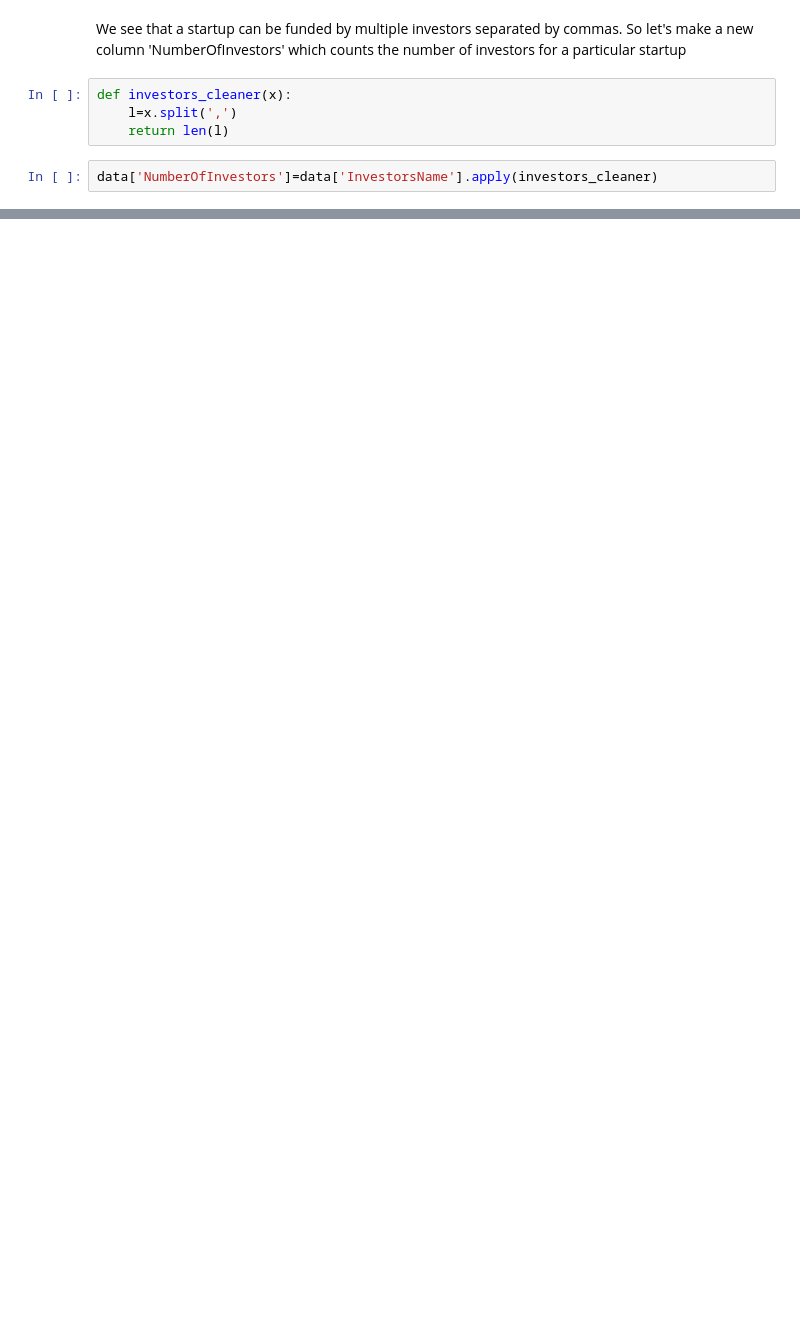
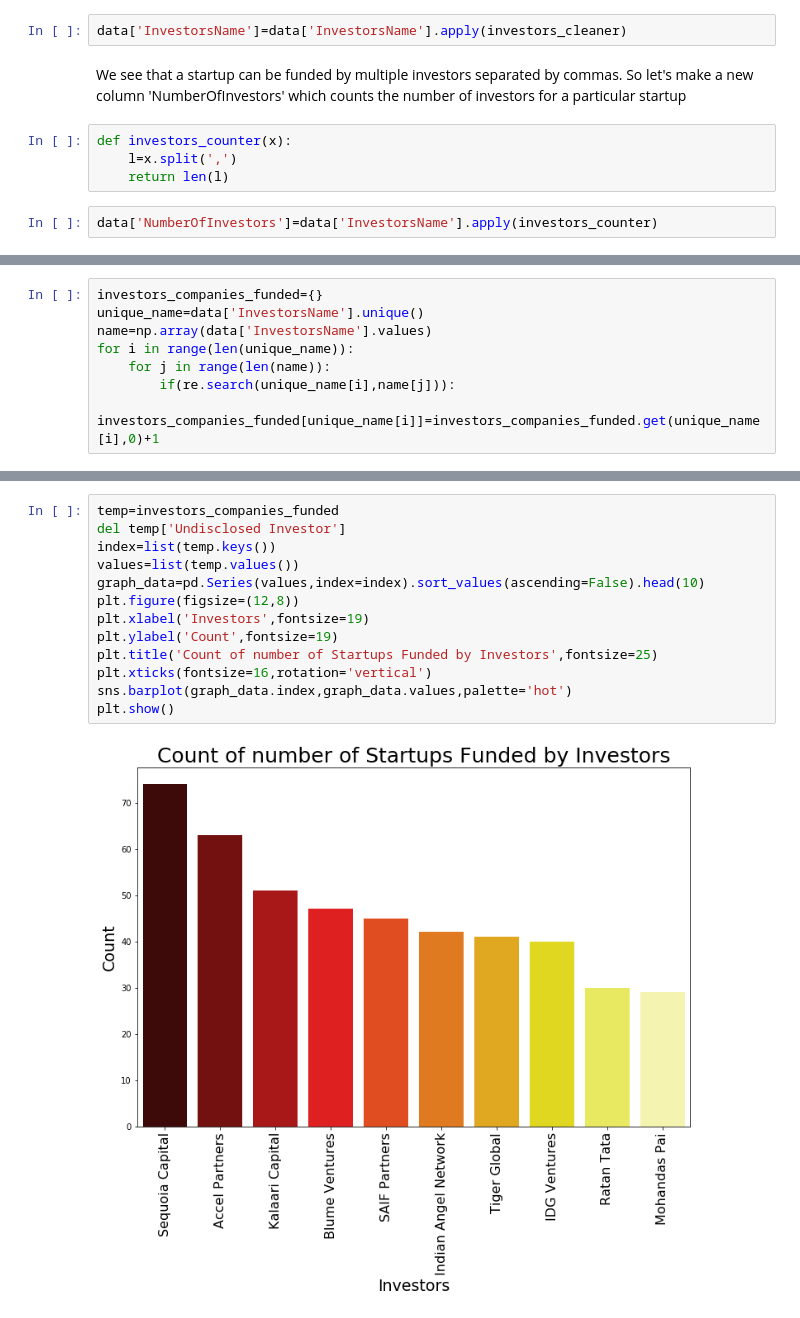
Before and after one commit to kunal-gohrani/Indian-Startup-Ecosystem-Analysis, a Jupyter notebook: Indian-Startup-Ecosystem-Analysis.ipynb, the cells around one changed output, grey strips where cells are left out. Cells and saved outputs as stored; diff of their text form; blank space fills up the shorter version.

```diff
--- a/Indian-Startup-Ecosystem-Analysis.ipynb
+++ b/Indian-Startup-Ecosystem-Analysis.ipynb
@@ -654,8 +664,10 @@ data['InvestorsName'].values[0]
+# %%
+data['InvestorsName']=data['InvestorsName'].apply(investors_cleaner)
 # %% [markdown]
 We see that a startup can be funded by multiple investors separated by commas. So let's make a new column 'NumberOfInvestors' which counts the number of investors for a particular startup
 # %%
-def investors_cleaner(x):
+def investors_counter(x):
     l=x.split(',')
     return len(l)
 # %%
-data['NumberOfInvestors']=data['InvestorsName'].apply(investors_cleaner)
+data['NumberOfInvestors']=data['InvestorsName'].apply(investors_counter)
@@ -665,0 +680,8 @@ data['InvestorsName'][0]
+# %%
+investors_companies_funded={}
+unique_name=data['InvestorsName'].unique()
+name=np.array(data['InvestorsName'].values)
+for i in range(len(unique_name)):
+    for j in range(len(name)):
+        if(re.search(unique_name[i],name[j])):
+            investors_companies_funded[unique_name[i]]=investors_companies_funded.get(unique_name[i],0)+1
@@ -665,0 +711,15 @@ data['InvestorsName'][0]
+# %%
+temp=investors_companies_funded
+del temp['Undisclosed Investor']
+index=list(temp.keys())
+values=list(temp.values())
+graph_data=pd.Series(values,index=index).sort_values(ascending=False).head(10)
+plt.figure(figsize=(12,8))
+plt.xlabel('Investors',fontsize=19)
+plt.ylabel('Count',fontsize=19)
+plt.title('Count of number of Startups Funded by Investors',fontsize=25)
+plt.xticks(fontsize=16,rotation='vertical')
+sns.barplot(graph_data.index,graph_data.values,palette='hot')
+plt.show()
+# %% [output]
+[figure, added]
```
Also changed, not shown: parts of 23 cells of this notebook.
